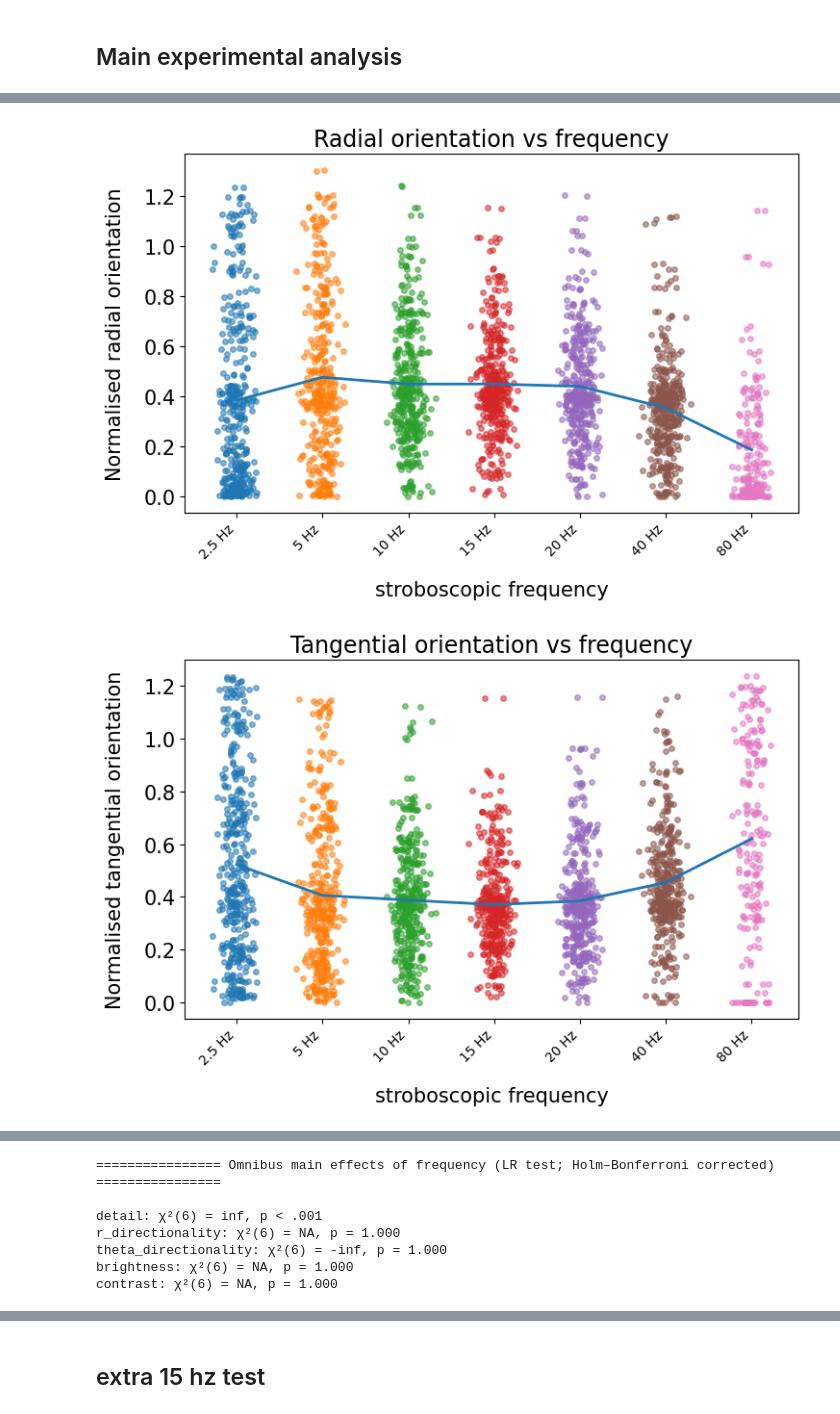
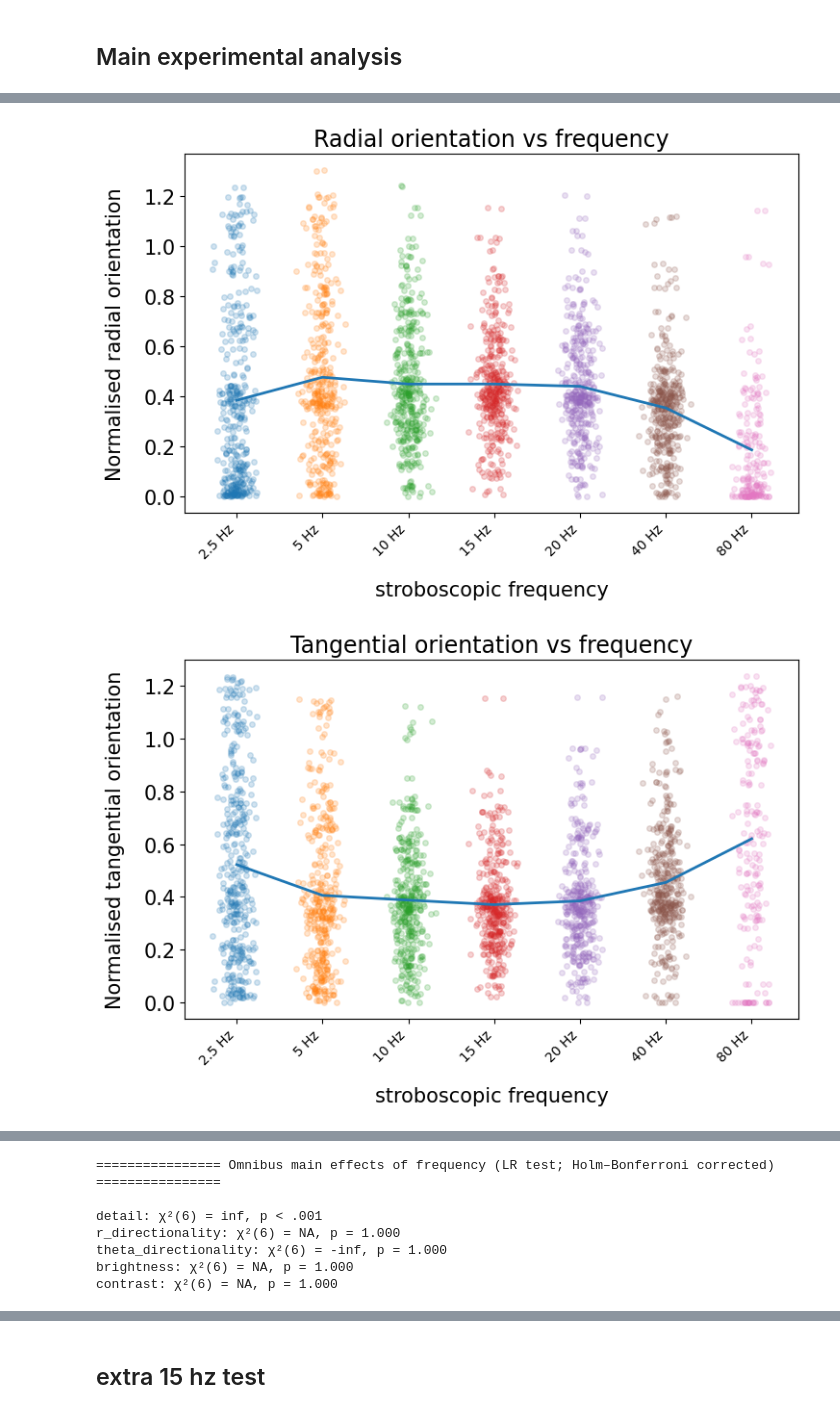
Before and after one commit to trevorhewitt/vizex_replication, a Jupyter notebook: 010_notebooks/035_feature_experimetnal_analysis.ipynb, the cells around one changed output, grey strips where cells are left out. Cells and saved outputs as stored; diff of their text form; code cells hidden in the pictures.

```diff
--- a/010_notebooks/035_feature_experimetnal_analysis.ipynb
+++ b/010_notebooks/035_feature_experimetnal_analysis.ipynb
@@ -318,7 +318,7 @@ def plot_feature_vs_frequency(feature: str, df: pd.DataFrame, *, feature_name: s
         if vals.size == 0:
             continue
         xs = x_pos[i] + rng.normal(0, jitter, size=vals.size)
-        ax.scatter(xs, vals, s=16, alpha=0.55)
+        ax.scatter(xs, vals, s=16, alpha=0.2)
 
     # means
     means = df.groupby("condition_hz")[feature].mean().reindex(hz_levels).to_numpy(dtype=float)
@@ -384,2 +384,2 @@ vizex_experimental_results = run_vizex_experimental_analysis(datasets)
-[figure, old version]
+[figure, new version]
-[figure, old version]
+[figure, new version]
```
Also changed, not shown: parts of 2 cells of this notebook.
